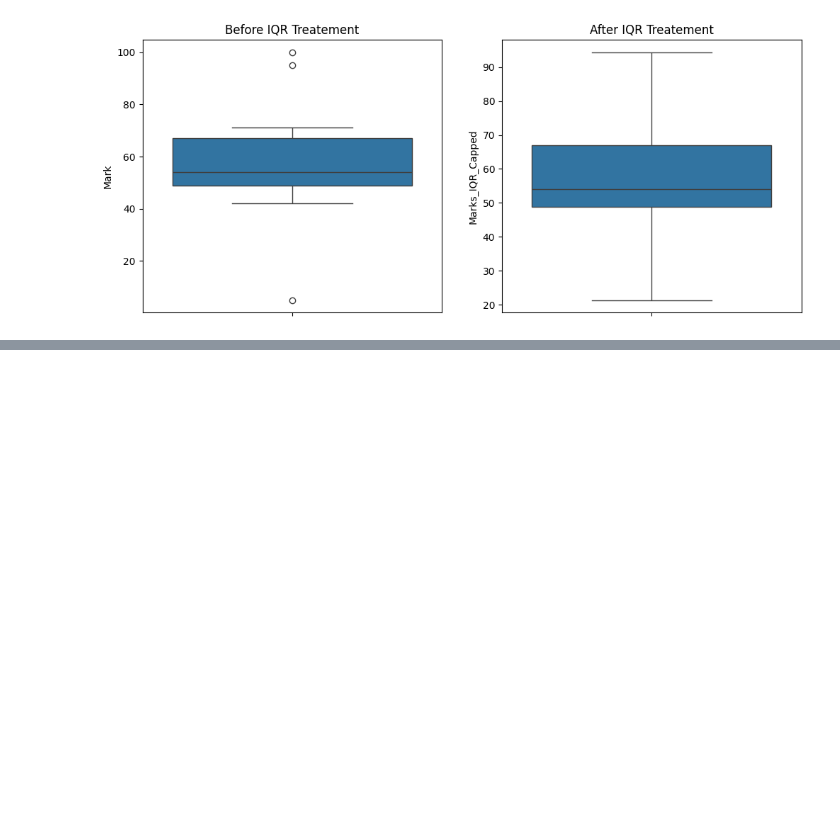
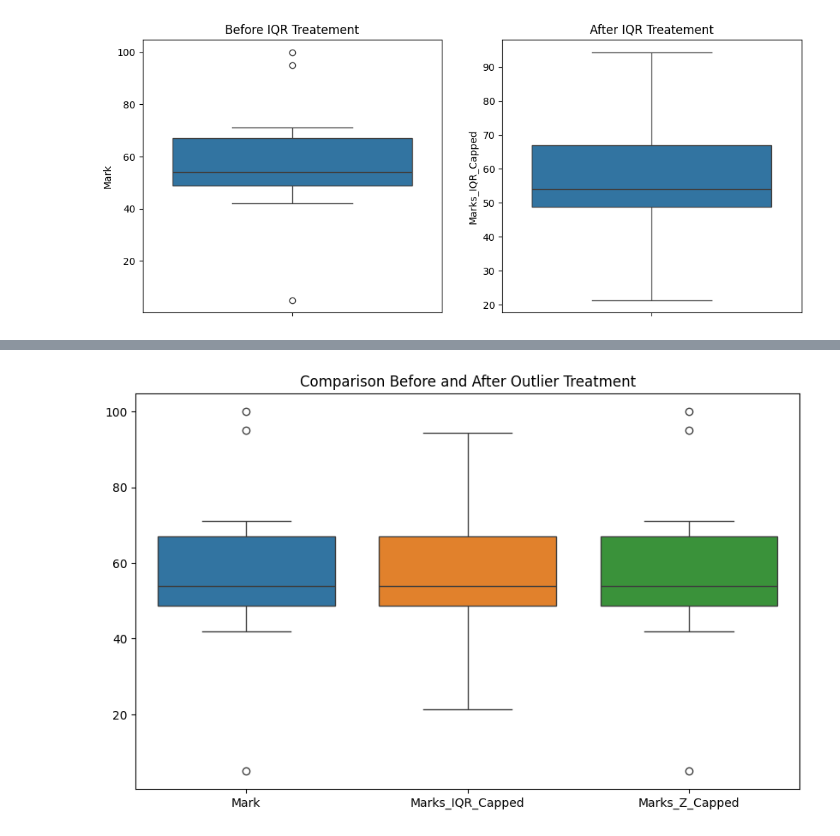
Before and after one commit to kk12102006/DAV, a Jupyter notebook: LAB PROGRAM 5.ipynb, the cells around one changed output, grey strips where cells are left out. Drawn from its saved outputs; the diff is of its cells as text; code cells hidden in the pictures; blank space fills up the shorter version.

```diff
--- a/LAB PROGRAM 5.ipynb
+++ b/LAB PROGRAM 5.ipynb
@@ -120,3 +120,7 @@ axes[1].set_title("After IQR Treatement")
 plt.show()
 # %% [output]
 [figure]
+# %%
+df['Z_score'] = stats.zscore(df['Mark'])
+
+print(df[['Mark', 'Z_score']])
@@ -122,0 +156,4 @@ plt.show()
+# %%
+df['Z_Outlier'] = abs(df['Z_score']) > 3
+
+print(df[['Mark', 'Z_score', 'Z_Outlier']])
@@ -122,0 +178,8 @@ plt.show()
+# %%
+mean = df['Mark'].mean()
+std = df['Mark'].std()
+lower_z_limit = mean - 3 * std
+upper_z_limit = mean + 3 * std
+
+print("Lower Z-score limit =", lower_z_limit)
+print("Upper Z-score limit =", upper_z_limit)
@@ -122,0 +189,7 @@ plt.show()
+# %%
+df['Marks_Z_Capped'] = df['Mark'].clip(
+    lower=lower_z_limit,
+    upper=upper_z_limit
+)
+
+print(df[['Mark', 'Marks_Z_Capped']])
@@ -122,0 +236,13 @@ plt.show()
+# %%
+
+plt.figure(figsize=(10, 6))
+
+sns.boxplot(data=df[
+    ['Mark', 'Marks_IQR_Capped', 'Marks_Z_Capped']
+])
+
+plt.title("Comparison Before and After Outlier Treatment")
+
+plt.show()
+# %% [output]
+[figure, added]
```
Also changed, not shown: parts of 6 cells of this notebook.
